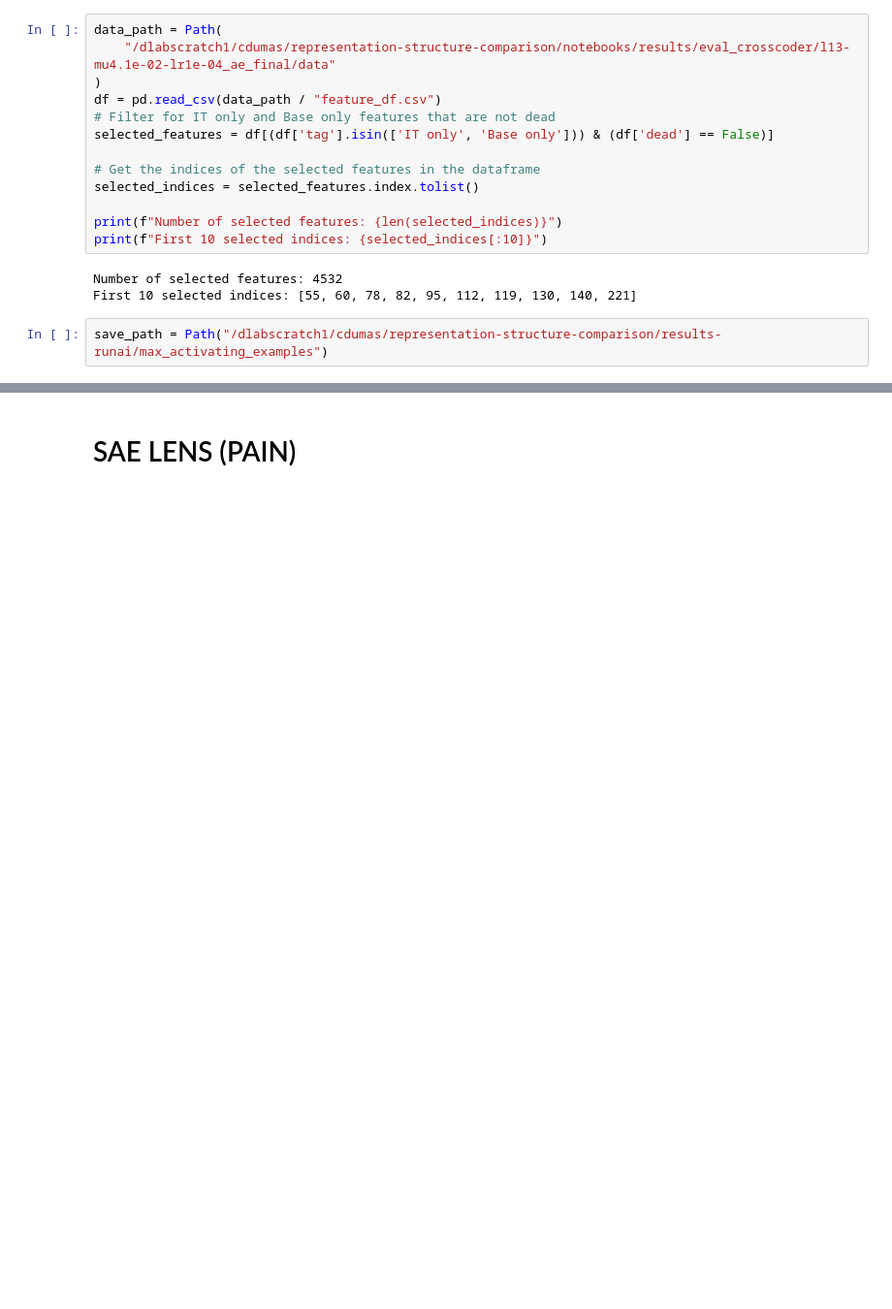
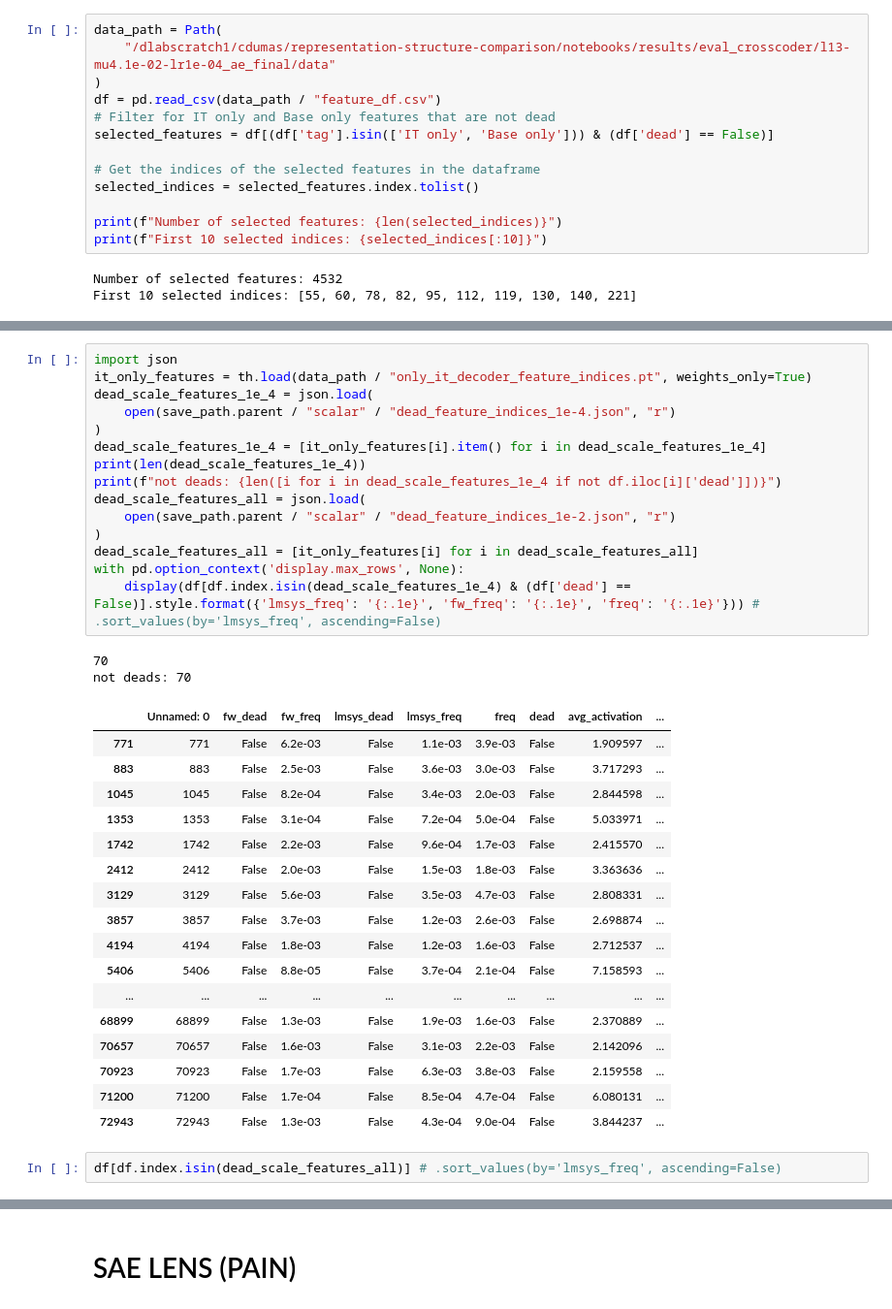
Before and after one commit to science-of-finetuning/sparsity-artifacts-crosscoders, a Jupyter notebook: notebooks/sae_dashboard.ipynb, the cells around one changed output, grey strips where cells are left out. Shown at 97% size. Cells and saved outputs as stored; diff of their text form; blank space fills up the shorter version.

```diff
--- a/notebooks/sae_dashboard.ipynb
+++ b/notebooks/sae_dashboard.ipynb
@@ -55,5 +54,3 @@ print(f"First 10 selected indices: {selected_indices[:10]}")
 # %% [output]
 Number of selected features: 4532
 First 10 selected indices: [55, 60, 78, 82, 95, 112, 119, 130, 140, 221]
-# %%
-save_path = Path("/dlabscratch1/cdumas/representation-structure-comparison/results-runai/max_activating_examples")
@@ -59,0 +103,37 @@ save_path = Path("/dlabscratch1/cdumas/representation-structure-comparison/resul
+# %%
+import json
+it_only_features = th.load(data_path / "only_it_decoder_feature_indices.pt", weights_only=True)
+dead_scale_features_1e_4 = json.load(
+    open(save_path.parent / "scalar" / "dead_feature_indices_1e-4.json", "r")
+)
+dead_scale_features_1e_4 = [it_only_features[i].item() for i in dead_scale_features_1e_4]
+print(len(dead_scale_features_1e_4))
+print(f"not deads: {len([i for i in dead_scale_features_1e_4 if not df.iloc[i]['dead']])}")
+dead_scale_features_all = json.load(
+    open(save_path.parent / "scalar" / "dead_feature_indices_1e-2.json", "r")
+)
+dead_scale_features_all = [it_only_features[i] for i in dead_scale_features_all]
+with pd.option_context('display.max_rows', None):
+    display(df[df.index.isin(dead_scale_features_1e_4) & (df['dead'] == False)].style.format({'lmsys_freq': '{:.1e}', 'fw_freq': '{:.1e}', 'freq': '{:.1e}'})) # .sort_values(by='lmsys_freq', ascending=False)
+# %% [output]
+70
+not deads: 70
+|  | Unnamed: 0 | fw_dead | fw_freq | lmsys_dead | lmsys_freq | freq | dead | avg_activation | ... |
+| 771 | 771 | False | 6.2e-03 | False | 1.1e-03 | 3.9e-03 | False | 1.909597 | ... |
+| 883 | 883 | False | 2.5e-03 | False | 3.6e-03 | 3.0e-03 | False | 3.717293 | ... |
+| 1045 | 1045 | False | 8.2e-04 | False | 3.4e-03 | 2.0e-03 | False | 2.844598 | ... |
+| 1353 | 1353 | False | 3.1e-04 | False | 7.2e-04 | 5.0e-04 | False | 5.033971 | ... |
+| 1742 | 1742 | False | 2.2e-03 | False | 9.6e-04 | 1.7e-03 | False | 2.415570 | ... |
+| 2412 | 2412 | False | 2.0e-03 | False | 1.5e-03 | 1.8e-03 | False | 3.363636 | ... |
+| 3129 | 3129 | False | 5.6e-03 | False | 3.5e-03 | 4.7e-03 | False | 2.808331 | ... |
+| 3857 | 3857 | False | 3.7e-03 | False | 1.2e-03 | 2.6e-03 | False | 2.698874 | ... |
+| 4194 | 4194 | False | 1.8e-03 | False | 1.2e-03 | 1.6e-03 | False | 2.712537 | ... |
+| 5406 | 5406 | False | 8.8e-05 | False | 3.7e-04 | 2.1e-04 | False | 7.158593 | ... |
+| ... | ... | ... | ... | ... | ... | ... | ... | ... | ... |
+| 68899 | 68899 | False | 1.3e-03 | False | 1.9e-03 | 1.6e-03 | False | 2.370889 | ... |
+| 70657 | 70657 | False | 1.6e-03 | False | 3.1e-03 | 2.2e-03 | False | 2.142096 | ... |
+| 70923 | 70923 | False | 1.7e-03 | False | 6.3e-03 | 3.8e-03 | False | 2.159558 | ... |
+| 71200 | 71200 | False | 1.7e-04 | False | 8.5e-04 | 4.7e-04 | False | 6.080131 | ... |
+| 72943 | 72943 | False | 1.3e-03 | False | 4.3e-04 | 9.0e-04 | False | 3.844237 | ... |
+# %%
+df[df.index.isin(dead_scale_features_all)] # .sort_values(by='lmsys_freq', ascending=False)
```
Also changed, not shown: parts of 15 cells of this notebook, 1 other file.
